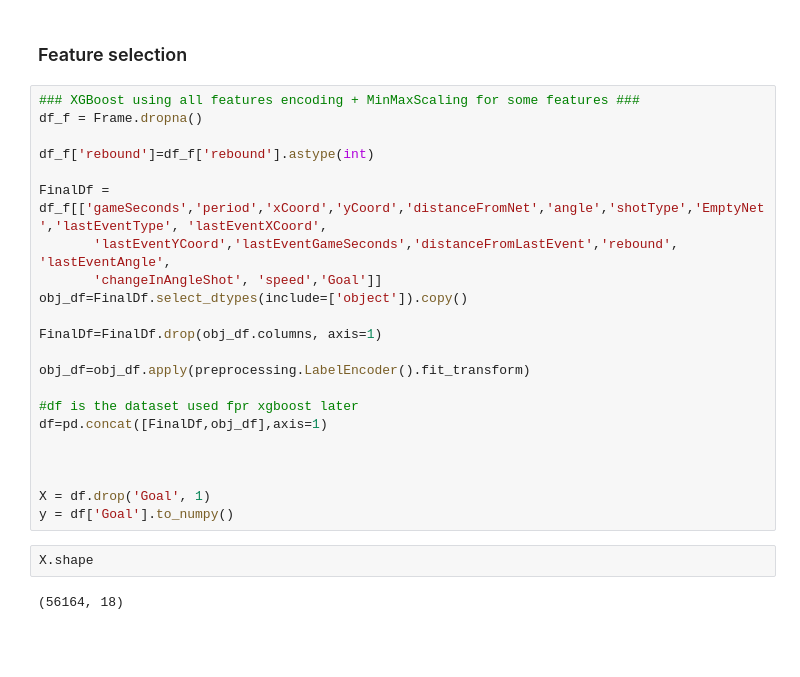
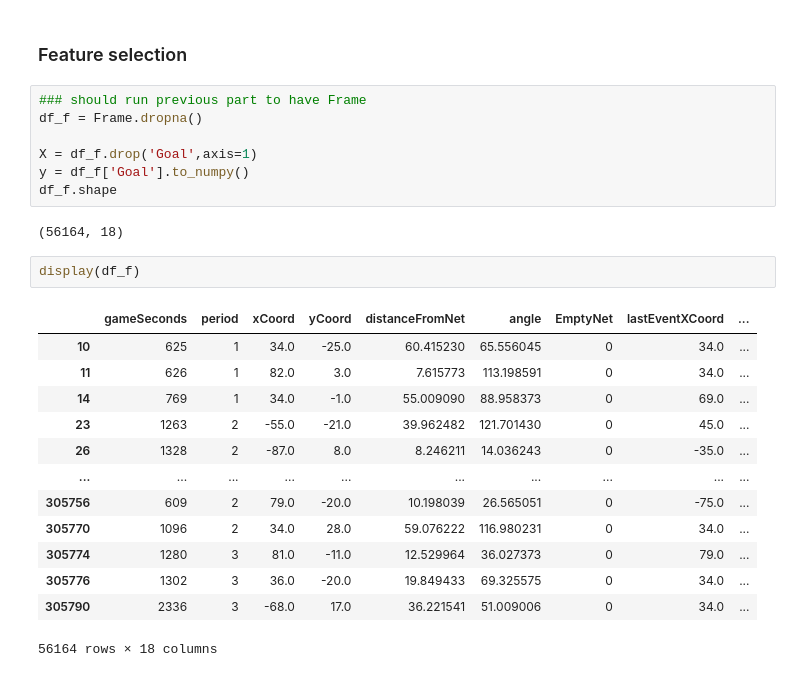
Before and after one commit to sorinmuchi/IFT6758, a Jupyter notebook: notebooks/5-AdvancedModels.ipynb, the cells around one changed output. Cells and saved outputs as stored; diff of their text form; blank space fills up the shorter version.

Commit message:
starting featurez selection

```diff
--- a/notebooks/5-AdvancedModels.ipynb
+++ b/notebooks/5-AdvancedModels.ipynb
@@ -428,28 +450,27 @@ NameError: name 'CalibrationDisplay' is not defined
 # %% [markdown]
 ### Feature selection
 # %%
-### XGBoost using all features encoding + MinMaxScaling for some features ###
+### should run previous part to have Frame
 df_f = Frame.dropna()
 
-df_f['rebound']=df_f['rebound'].astype(int)
-
-FinalDf = df_f[['gameSeconds','period','xCoord','yCoord','distanceFromNet','angle','shotType','EmptyNet','lastEventType', 'lastEventXCoord',
-       'lastEventYCoord','lastEventGameSeconds','distanceFromLastEvent','rebound', 'lastEventAngle',
-       'changeInAngleShot', 'speed','Goal']]
-obj_df=FinalDf.select_dtypes(include=['object']).copy()
-
-FinalDf=FinalDf.drop(obj_df.columns, axis=1)
-
-obj_df=obj_df.apply(preprocessing.LabelEncoder().fit_transform)
-
-#df is the dataset used fpr xgboost later
-df=pd.concat([FinalDf,obj_df],axis=1)
-
-
-
-X = df.drop('Goal', 1)
-y = df['Goal'].to_numpy()
+X = df_f.drop('Goal',axis=1)
+y = df_f['Goal'].to_numpy()
+df_f.shape
+# %% [output]
+(56164, 18)
 # %%
-X.shape
+display(df_f)
 # %% [output]
+|  | gameSeconds | period | xCoord | yCoord | distanceFromNet | angle | EmptyNet | lastEventXCoord | ... |
+| 10 | 625 | 1 | 34.0 | -25.0 | 60.415230 | 65.556045 | 0 | 34.0 | ... |
+| 11 | 626 | 1 | 82.0 | 3.0 | 7.615773 | 113.198591 | 0 | 34.0 | ... |
+| 14 | 769 | 1 | 34.0 | -1.0 | 55.009090 | 88.958373 | 0 | 69.0 | ... |
+| 23 | 1263 | 2 | -55.0 | -21.0 | 39.962482 | 121.701430 | 0 | 45.0 | ... |
+| 26 | 1328 | 2 | -87.0 | 8.0 | 8.246211 | 14.036243 | 0 | -35.0 | ... |
+| ... | ... | ... | ... | ... | ... | ... | ... | ... | ... |
+| 305756 | 609 | 2 | 79.0 | -20.0 | 10.198039 | 26.565051 | 0 | -75.0 | ... |
+| 305770 | 1096 | 2 | 34.0 | 28.0 | 59.076222 | 116.980231 | 0 | 34.0 | ... |
+| 305774 | 1280 | 3 | 81.0 | -11.0 | 12.529964 | 36.027373 | 0 | 79.0 | ... |
+| 305776 | 1302 | 3 | 36.0 | -20.0 | 19.849433 | 69.325575 | 0 | 34.0 | ... |
+| 305790 | 2336 | 3 | -68.0 | 17.0 | 36.221541 | 51.009006 | 0 | 34.0 | ... |
-(56164, 18)
+56164 rows × 18 columns
```
Also changed, not shown: parts of 4 cells of this notebook.
